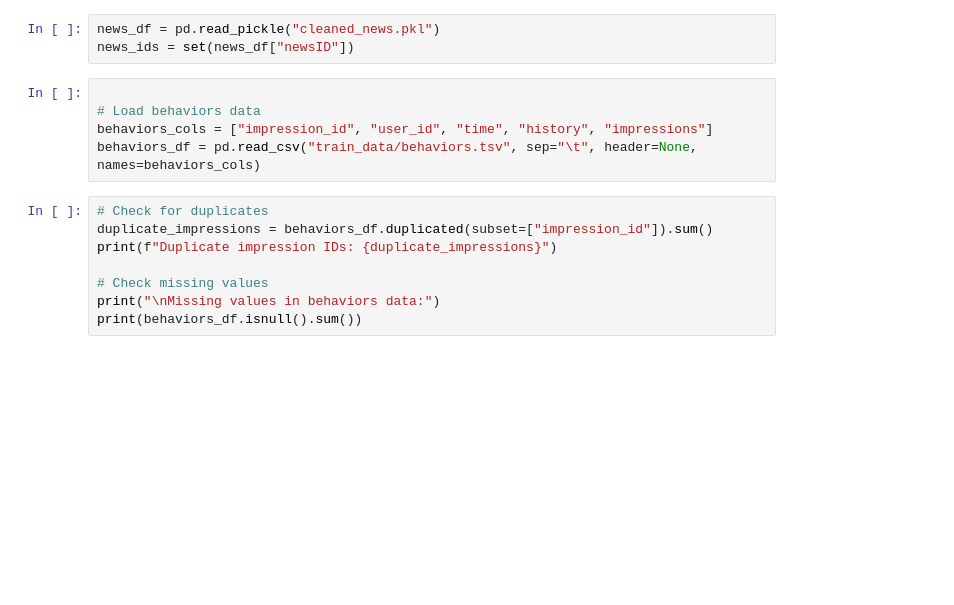
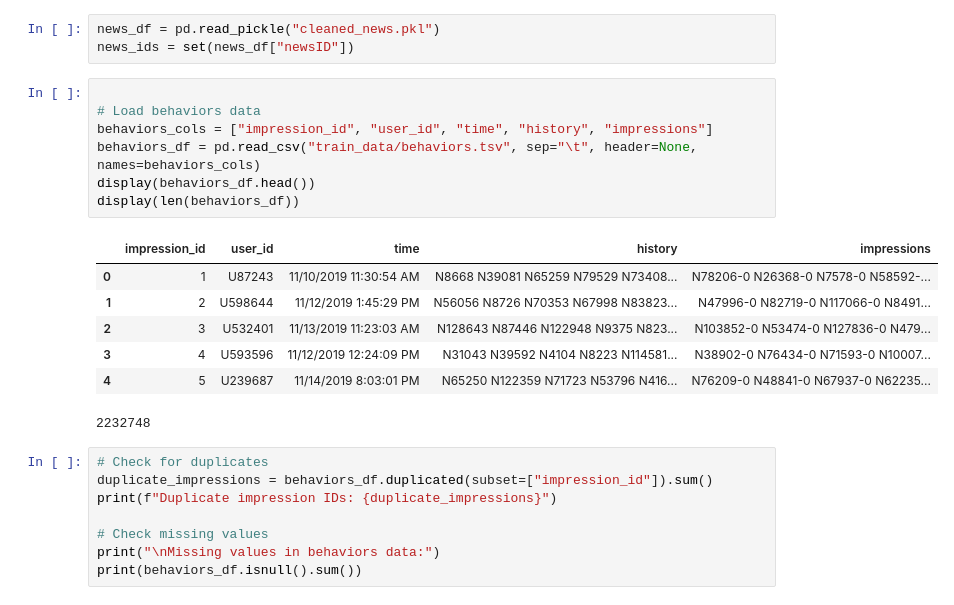
Before and after one commit to robertdshaw/agentic_news_editor, a Jupyter notebook: EDA_behaviors_tsv.ipynb, the cells around one changed output. Saved outputs shown, nothing was run; the diff lists cells and outputs as text; blank space fills up the shorter version.

```diff
--- a/EDA_behaviors_tsv.ipynb
+++ b/EDA_behaviors_tsv.ipynb
@@ -7,8 +7,18 @@ news_ids = set(news_df["newsID"])
 # %%
 
 # Load behaviors data
 behaviors_cols = ["impression_id", "user_id", "time", "history", "impressions"]
 behaviors_df = pd.read_csv("train_data/behaviors.tsv", sep="\t", header=None, names=behaviors_cols)
+display(behaviors_df.head())
+display(len(behaviors_df))
+# %% [output]
+|  | impression_id | user_id | time | history | impressions |
+| 0 | 1 | U87243 | 11/10/2019 11:30:54 AM | N8668 N39081 N65259 N79529 N73408... | N78206-0 N26368-0 N7578-0 N58592-... |
+| 1 | 2 | U598644 | 11/12/2019 1:45:29 PM | N56056 N8726 N70353 N67998 N83823... | N47996-0 N82719-0 N117066-0 N8491... |
+| 2 | 3 | U532401 | 11/13/2019 11:23:03 AM | N128643 N87446 N122948 N9375 N823... | N103852-0 N53474-0 N127836-0 N479... |
+| 3 | 4 | U593596 | 11/12/2019 12:24:09 PM | N31043 N39592 N4104 N8223 N114581... | N38902-0 N76434-0 N71593-0 N10007... |
+| 4 | 5 | U239687 | 11/14/2019 8:03:01 PM | N65250 N122359 N71723 N53796 N416... | N76209-0 N48841-0 N67937-0 N62235... |
+2232748
 # %%
 # Check for duplicates
 duplicate_impressions = behaviors_df.duplicated(subset=["impression_id"]).sum()
```
Also changed, not shown: parts of 12 cells of this notebook.
